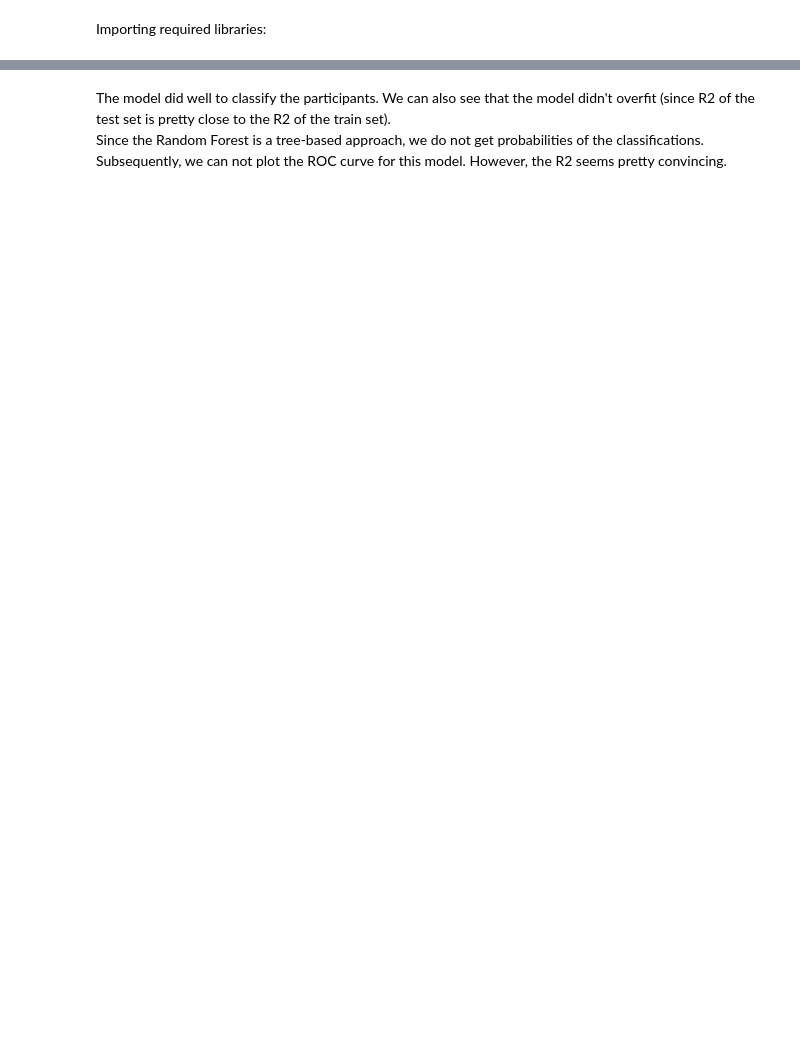
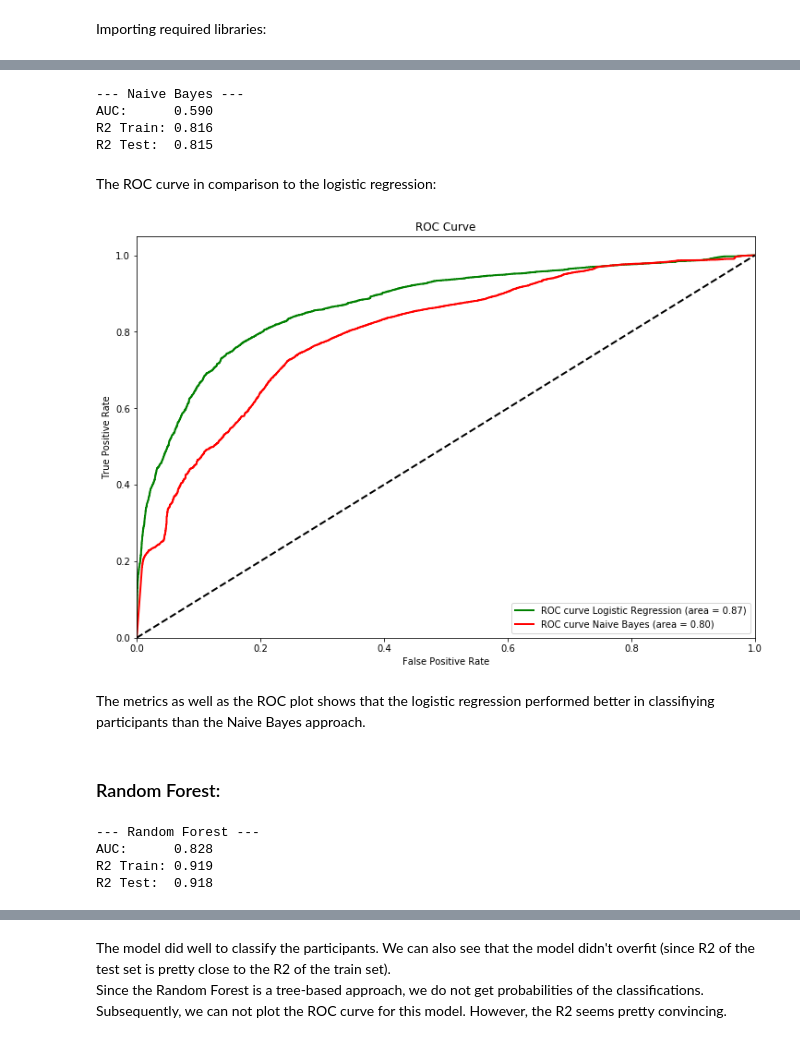
Before and after one commit to ca-schumacher/ms-rwd, a Jupyter notebook: Classification_model.ipynb, the cells around one changed output, grey strips where cells are left out. Saved outputs shown, nothing was run; the diff lists cells and outputs as text; code cells hidden in the pictures; blank space fills up the shorter version.

```diff
--- a/Classification_model.ipynb
+++ b/Classification_model.ipynb
@@ -359,0 +164,47 @@ print('RMSE:',math.sqrt(mse_RF_test),'   R2:',R2_RF_test)'''
+# %%
+classifier_NB = GaussianNB()
+classifier_NB.fit(X_train, y_train)
+y_pred_NB = classifier_NB.predict(X_test)
+# %%
+# calculate average AUC:
+fpra_NB, tpra_NB, _ = roc_curve(y_test, y_pred_NB)
+auc_NB = auc(fpra_NB, tpra_NB)
+
+# calculate R squared:
+R2_NB_train = classifier_NB.score(X_train,y_train)
+R2_NB_test = classifier_NB.score(X_test,y_test)
+
+print('--- Naive Bayes ---')
+print('AUC:      %1.3f' %auc_NB)
+print('R2 Train: %1.3f' %R2_NB_train)
+print('R2 Test:  %1.3f' %R2_NB_test)
+# %% [output]
+--- Naive Bayes ---
+AUC:      0.590
+R2 Train: 0.816
+R2 Test:  0.815
+# %% [markdown]
+The ROC curve in comparison to the logistic regression:
+# %%
+fpr_NB, tpr_NB, _ = roc_curve(y_test, classifier_NB.predict_proba(X_test)[:,1])
+roc_auc_NB = auc(fpr_NB, tpr_NB)
+
+plt.figure(figsize=(12,8))
+plt.plot(fpr_LR, tpr_LR, color='green',
+         lw=2, label='ROC curve Logistic Regression (area = %0.2f)' % roc_auc_LR)
+plt.plot(fpr_NB, tpr_NB, color='red',
+         lw=2, label='ROC curve Naive Bayes (area = %0.2f)' % roc_auc_NB)
+plt.plot([0, 1], [0, 1], color='black', lw=2, linestyle='--')
+plt.xlim([0.0, 1.0])
+plt.ylim([0.0, 1.05])
+plt.xlabel('False Positive Rate')
+plt.ylabel('True Positive Rate')
+plt.title('ROC Curve')
+plt.legend(loc="lower right")
+plt.show()
+# %% [output]
+[figure, added]
+# %% [markdown]
+The metrics as well as the ROC plot shows that the logistic regression performed better in classifiying participants than the Naive Bayes approach.
+# %% [markdown]
+### Random Forest:
@@ -359,0 +215,18 @@ print('RMSE:',math.sqrt(mse_RF_test),'   R2:',R2_RF_test)'''
+# %%
+# calculate average AUC:
+fpra_RF, tpra_RF, _ = roc_curve(y_test, y_pred_RF)
+auc_RF = auc(fpra_RF, tpra_RF)
+
+# calculate R squared:
+R2_RF_train = classifier_RF.score(X_train,y_train)
+R2_RF_test = classifier_RF.score(X_test,y_test)
+
+print('--- Random Forest ---')
+print('AUC:      %1.3f' %auc_RF)
+print('R2 Train: %1.3f' %R2_RF_train)
+print('R2 Test:  %1.3f' %R2_RF_test)
+# %% [output]
+--- Random Forest ---
+AUC:      0.828
+R2 Train: 0.919
+R2 Test:  0.918
```
Also changed, not shown: parts of 114 cells of this notebook, 1 other file.
